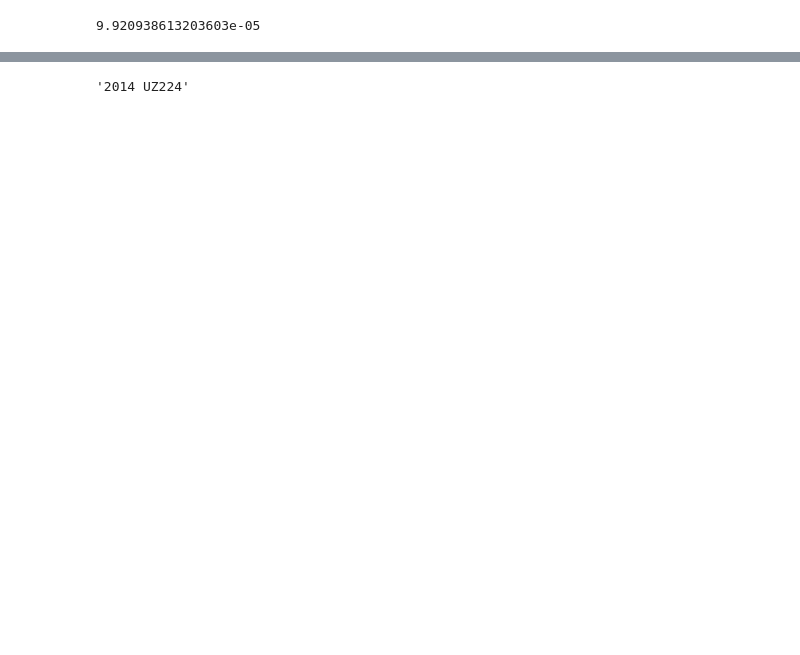
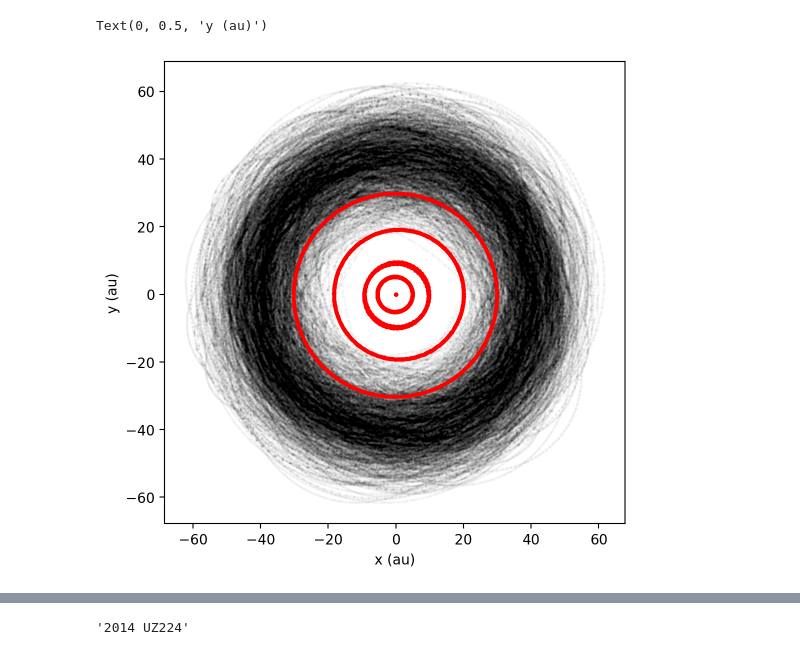
Before and after one commit to kjnapier/spacerocks, a Jupyter notebook: notebooks/dev.ipynb, the cells around one changed output, grey strips where cells are left out. Cells and saved outputs as stored; diff of their text form; code cells hidden in the pictures; blank space fills up the shorter version.

```diff
--- a/notebooks/dev.ipynb
+++ b/notebooks/dev.ipynb
@@ -16,3 +30,37 @@ kernel.load("/Users/kjnapier/data/spice/de440s.bsp")
+# %%
+sim = Simulation()
+sim.set_epoch(epoch.epoch)
+for planet in planets.values():
+    planet.change_frame("ECLIPJ2000")
+    sim.add(planet)
+
+for rock in rocks:
+    sim.add(rock)
+
+sim.move_to_center_of_mass()
+# %%
+epochs = np.linspace(sim.epoch, sim.epoch + 10_000 * 365.25, 1000)
+# %%
+particle_snapshots = []
+perturber_snapshots = []
+
+for epoch in epochs:
+    sim.integrate(epoch)
+    particle_snapshots.append(sim.particles)
+    perturber_snapshots.append(sim.perturbers)
+# %%
+x, y, z = [p.x for p in particle_snapshots], [p.y for p in particle_snapshots], [p.z for p in particle_snapshots]
+px, py, pz = [p.x for p in perturber_snapshots], [p.y for p in perturber_snapshots], [p.z for p in perturber_snapshots]
+# %%
+fig, ax = plt.subplots(figsize=(6, 6))
+ax.scatter(x, y, s=1, alpha=0.01, color='black')
+ax.scatter(px, py, s=3, alpha=1, color='red')
+ax.set_aspect('equal')
+ax.set_xlabel("x (au)")
+ax.set_ylabel("y (au)")
+# %% [output]
+Text(0, 0.5, 'y (au)')
+[figure, added]
 # %%
 o = Observatory.from_coordinates(np.radians(-30.00293494202556), np.radians(-70.80642), 2207.0)
 # %%
@@ -28,10 +76,6 @@ observer = o.at(epoch)
 
 obs_deedee = deedee.observe(observer)
 obs_arrokoth = arrokoth.observe(observer)
-# %%
-obs_deedee.dec_rate
-# %% [output]
-9.920938613203603e-05
 # %%
 obs_deedee.calc_altaz()
 # %% [output]
```
Also changed, not shown: parts of 13 cells of this notebook, 22 other files.
